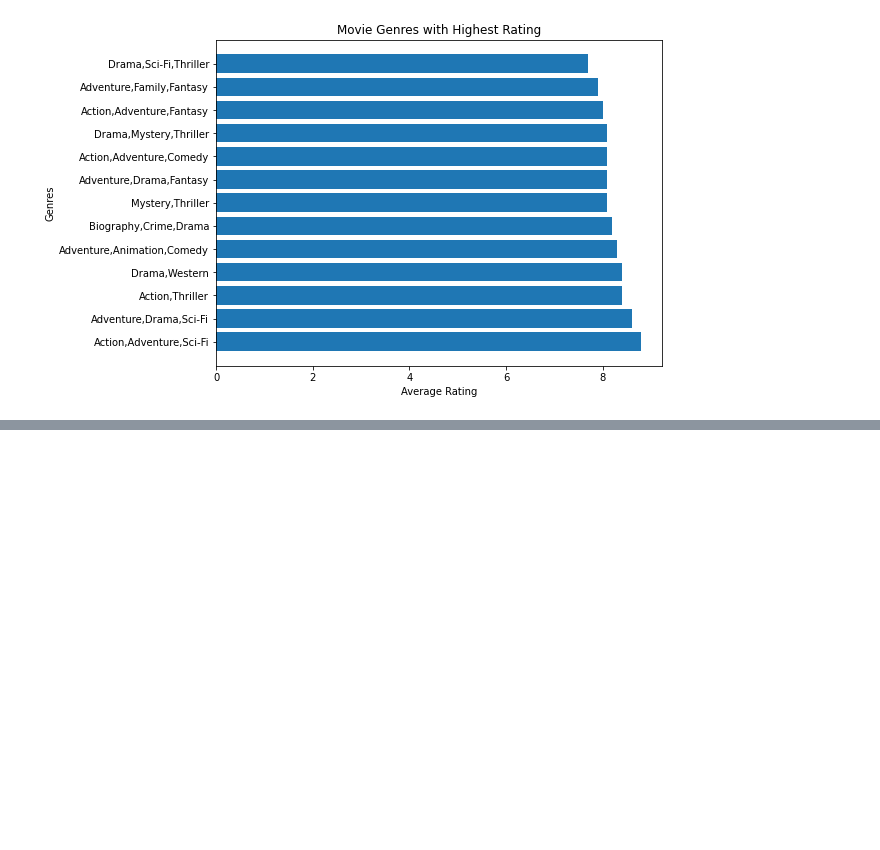
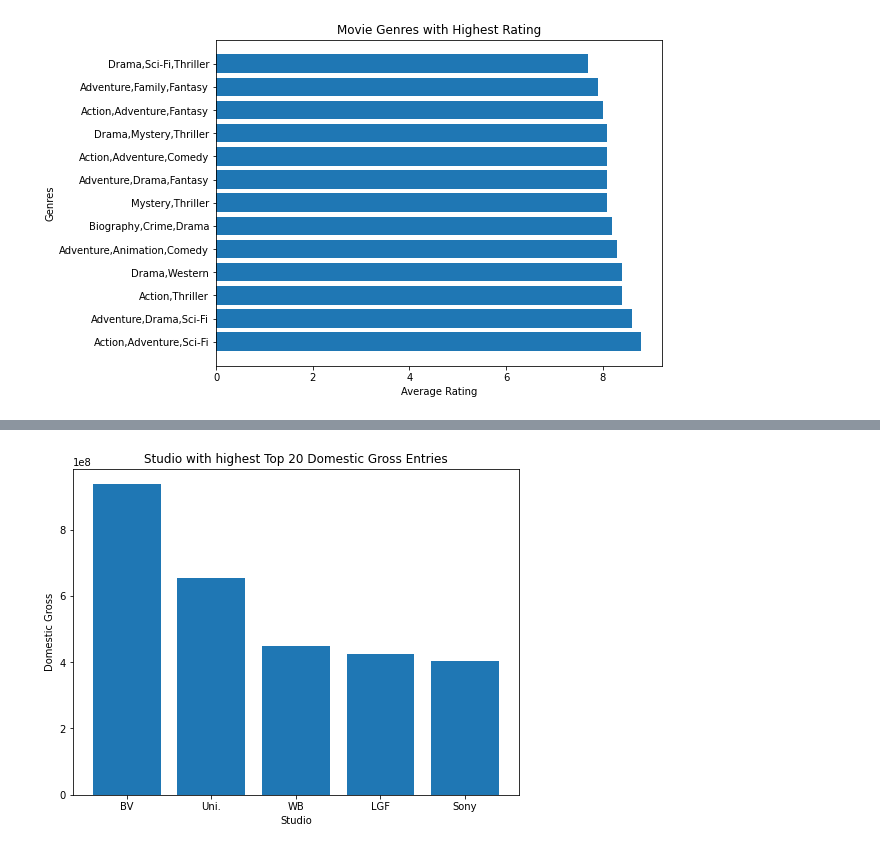
Before and after one commit to MathuDennis/moviesproject, a Jupyter notebook: student.ipynb, the cells around one changed output, grey strips where cells are left out. Saved outputs shown, nothing was run; the diff lists cells and outputs as text; code cells hidden in the pictures; blank space fills up the shorter version.

```diff
--- a/student.ipynb
+++ b/student.ipynb
@@ -205,0 +209,5 @@ plt.show()
+# %%
+import pandas as pd
+bom_file_path = ("bom.movie_gross.csv.gz")
+bom_movies_df = pd.read_csv(bom_file_path, compression='gzip')
+bom_movies_df
@@ -205,0 +242,7 @@ plt.show()
+# %%
+
+'''domestic_gross_sorted_df = bom_movies_df.sort_values(by='domestic_gross', ascending=False)
+domestic_gross_sorted_df.head(20)'''
+
+domestic_gross_highest_df = bom_movies_df.sort_values(by='domestic_gross', ascending=False).head(20)
+domestic_gross_highest_df
@@ -205,0 +278,15 @@ plt.show()
+# %%
+#Plotting a bar graph showing the relation between Domestic Gross and Movie Studio
+plt.figure(figsize=(8, 6))
+
+#str_domestic_gross = str(domestic_gross_sorted_df['domestic_gross'])
+
+plt.bar( domestic_gross_highest_df['studio'], domestic_gross_highest_df['domestic_gross'])
+
+
+plt.xlabel('Studio')
+plt.ylabel('Domestic Gross')
+plt.title('Studio with highest Top 20 Domestic Gross Entries')
+plt.show()
+# %% [output]
+[figure, added]
```
Also changed, not shown: parts of 9 cells of this notebook.
